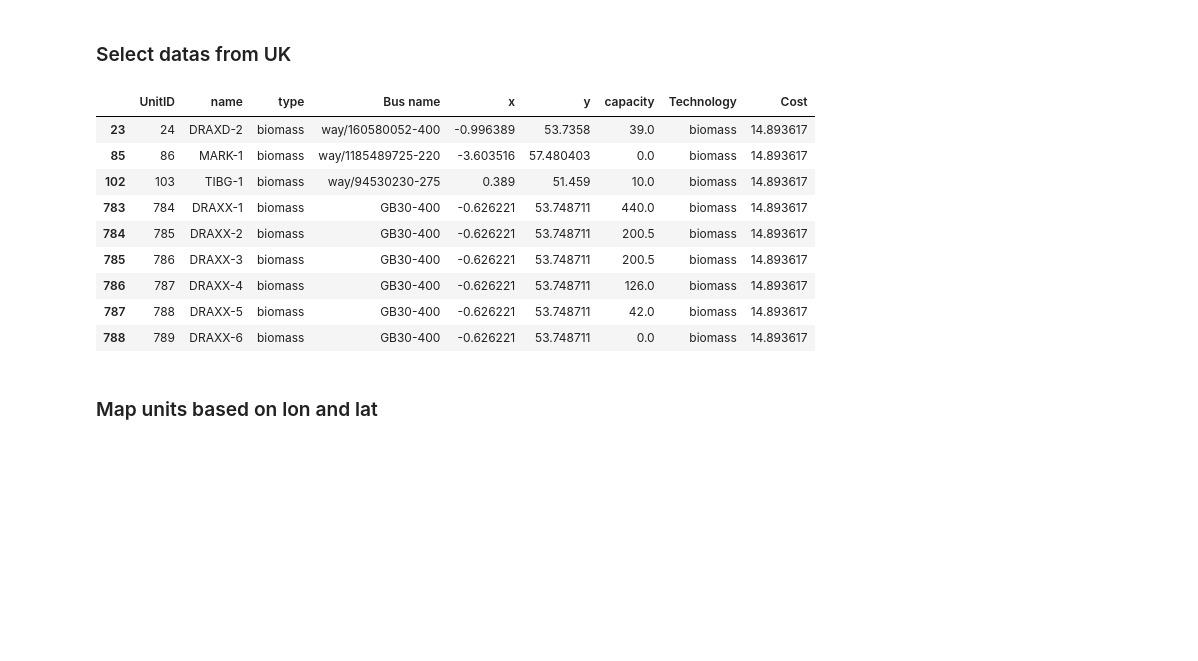
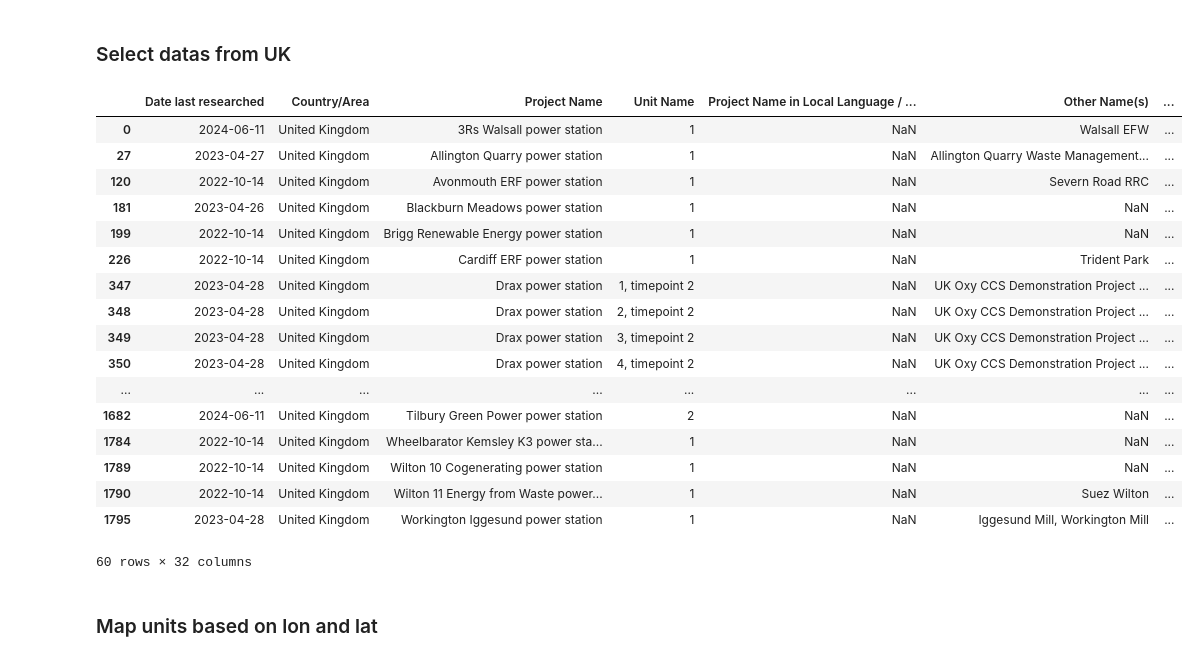
Before and after one commit to zhichuanma/Nature-EV, a Jupyter notebook: data/Units_data_compare/Units_data_compare.ipynb, the cells around one changed output. Drawn from its saved outputs; the diff is of its cells as text; code cells hidden in the pictures; blank space fills up the shorter version.

```diff
--- a/data/Units_data_compare/Units_data_compare.ipynb
+++ b/data/Units_data_compare/Units_data_compare.ipynb
@@ -26,23 +26,31 @@ df_Units_modified
 # %% [markdown]
 ### Select datas from UK
 # %%
-df_bioenergy = pd.read_excel('Global-Bioenergy-Power-Tracker-GBPT-September-2024.xlsx', sheet_name = 'Data')
+df_bioenergy = pd.read_excel('Global-biomass.xlsx', sheet_name = 'Data')
 df_bioenergy = df_bioenergy[df_bioenergy['Country/Area'] == 'United Kingdom']
-df_bioenergy = df_bioenergy[['Longitude', 'Latitude', 'Capacity (MW)']]
+# df_bioenergy = df_bioenergy[['Project Name', 'Longitude', 'Latitude', 'Capacity (MW)']]
 
 df_Units_bioenergy = df_Units_modified[df_Units_modified['type'] == 'biomass']
-df_Units_bioenergy
+df_bioenergy
 # %% [output]
-|  | UnitID | name | type | Bus name | x | y | capacity | Technology | Cost |
-| 23 | 24 | DRAXD-2 | biomass | way/160580052-400 | -0.996389 | 53.7358 | 39.0 | biomass | 14.893617 |
-| 85 | 86 | MARK-1 | biomass | way/1185489725-220 | -3.603516 | 57.480403 | 0.0 | biomass | 14.893617 |
-| 102 | 103 | TIBG-1 | biomass | way/94530230-275 | 0.389 | 51.459 | 10.0 | biomass | 14.893617 |
-| 783 | 784 | DRAXX-1 | biomass | GB30-400 | -0.626221 | 53.748711 | 440.0 | biomass | 14.893617 |
-| 784 | 785 | DRAXX-2 | biomass | GB30-400 | -0.626221 | 53.748711 | 200.5 | biomass | 14.893617 |
-| 785 | 786 | DRAXX-3 | biomass | GB30-400 | -0.626221 | 53.748711 | 200.5 | biomass | 14.893617 |
-| 786 | 787 | DRAXX-4 | biomass | GB30-400 | -0.626221 | 53.748711 | 126.0 | biomass | 14.893617 |
-| 787 | 788 | DRAXX-5 | biomass | GB30-400 | -0.626221 | 53.748711 | 42.0 | biomass | 14.893617 |
-| 788 | 789 | DRAXX-6 | biomass | GB30-400 | -0.626221 | 53.748711 | 0.0 | biomass | 14.893617 |
+|  | Date last researched | Country/Area | Project Name | Unit Name | Project Name in Local Language / ... | Other Name(s) | ... |
+| 0 | 2024-06-11 | United Kingdom | 3Rs Walsall power station | 1 | NaN | Walsall EFW | ... |
+| 27 | 2023-04-27 | United Kingdom | Allington Quarry power station | 1 | NaN | Allington Quarry Waste Management... | ... |
+| 120 | 2022-10-14 | United Kingdom | Avonmouth ERF power station | 1 | NaN | Severn Road RRC | ... |
+| 181 | 2023-04-26 | United Kingdom | Blackburn Meadows power station | 1 | NaN | NaN | ... |
+| 199 | 2022-10-14 | United Kingdom | Brigg Renewable Energy power station | 1 | NaN | NaN | ... |
+| 226 | 2022-10-14 | United Kingdom | Cardiff ERF power station | 1 | NaN | Trident Park | ... |
+| 347 | 2023-04-28 | United Kingdom | Drax power station | 1, timepoint 2 | NaN | UK Oxy CCS Demonstration Project ... | ... |
+| 348 | 2023-04-28 | United Kingdom | Drax power station | 2, timepoint 2 | NaN | UK Oxy CCS Demonstration Project ... | ... |
+| 349 | 2023-04-28 | United Kingdom | Drax power station | 3, timepoint 2 | NaN | UK Oxy CCS Demonstration Project ... | ... |
+| 350 | 2023-04-28 | United Kingdom | Drax power station | 4, timepoint 2 | NaN | UK Oxy CCS Demonstration Project ... | ... |
+| ... | ... | ... | ... | ... | ... | ... | ... |
+| 1682 | 2024-06-11 | United Kingdom | Tilbury Green Power power station | 2 | NaN | NaN | ... |
+| 1784 | 2022-10-14 | United Kingdom | Wheelbarator Kemsley K3 power sta... | 1 | NaN | NaN | ... |
+| 1789 | 2022-10-14 | United Kingdom | Wilton 10 Cogenerating power station | 1 | NaN | NaN | ... |
+| 1790 | 2022-10-14 | United Kingdom | Wilton 11 Energy from Waste power... | 1 | NaN | Suez Wilton | ... |
+| 1795 | 2023-04-28 | United Kingdom | Workington Iggesund power station | 1 | NaN | Iggesund Mill, Workington Mill | ... |
+60 rows × 32 columns
 # %% [markdown]
 ### Map units based on lon and lat
 # %%
```
Also changed, not shown: parts of 9 cells of this notebook, 8 other files.
